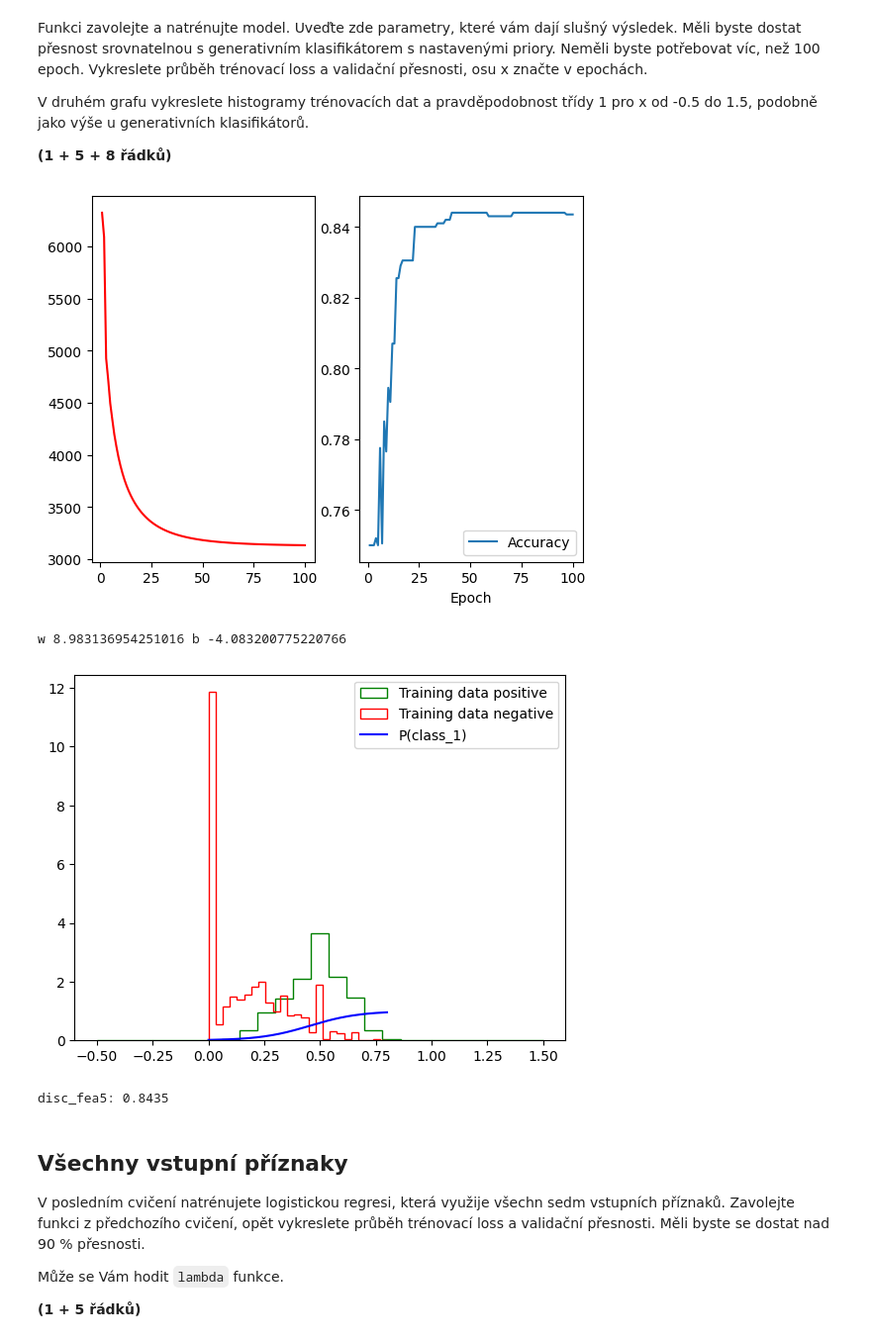
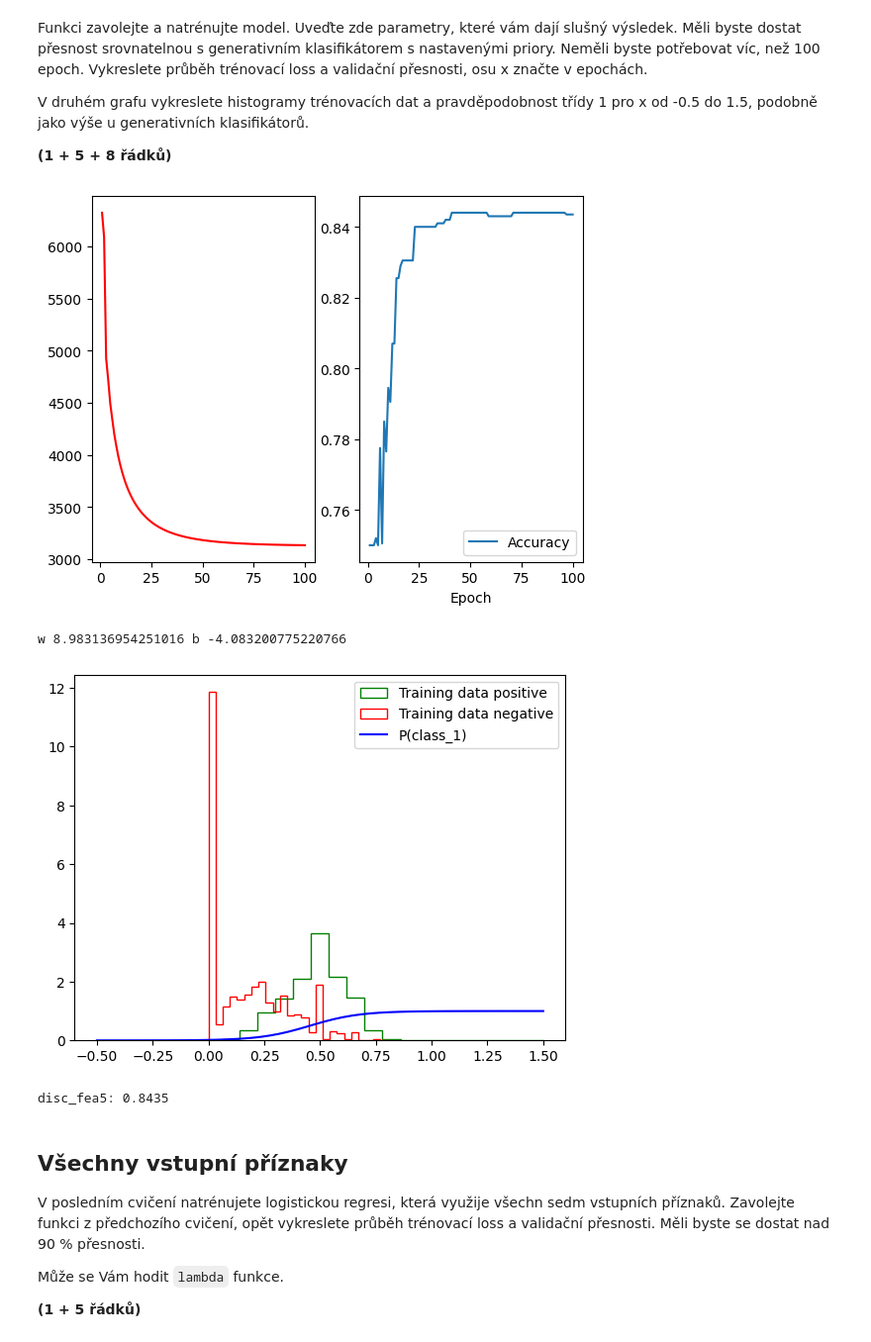
Before and after one commit to MichalPysik/SUI-projects, a Jupyter notebook: 2-classification/zadani.ipynb, the cells around one changed output. Shown at 99% size. Drawn from its saved outputs; the diff is of its cells as text; code cells hidden in the pictures.

```diff
--- a/2-classification/zadani.ipynb
+++ b/2-classification/zadani.ipynb
@@ -311,26 +313,26 @@ V druhém grafu vykreslete histogramy trénovacích dat a pravděpodobnost tří
 # %%
 disc_fea5, losses, accuracies = train_logistic_regression(100, 9, 1, FeatureCutter(FOI))
 
 _, axs = plt.subplots(1, 2)
 axs[0].plot(range(1,len(losses)+1), losses, label='Loss', color='r')
 axs[1].plot(range(1,len(accuracies)+1), accuracies, label='Accuracy')
 plt.xlabel("Epoch")
 plt.legend()
 plt.show()
 print('w', disc_fea5.w.item(), 'b', disc_fea5.b.item())
 
 plt.hist(train_dataset.pos[:, FOI], color='g', bins=25, label='Training data positive', histtype='step', density=True, range=[-0.5, 1.5])
 plt.hist(train_dataset.neg[:, FOI], color='r', bins=25, label='Training data negative', histtype='step', density=True)
-vxs = val_dataset.xs[:, FOI]
-orders = np.argsort(vxs)
-plt.plot(np.sort(vxs), disc_fea5.prob_class_1(val_dataset.xs[:, FOI][:, np.newaxis]).squeeze()[orders], c='b', label='P(class_1)')
+vxs = np.linspace(-0.5, 1.5, num=50) #val_dataset.xs[:, FOI] val_dataset.xs[:, FOI]
+#orders = np.argsort(vxs)
+plt.plot(vxs, disc_fea5.prob_class_1(vxs[:, np.newaxis]).squeeze(), c='b', label='P(class_1)')
 plt.legend()
 plt.show()
 print('disc_fea5:', evaluate(disc_fea5, val_dataset.xs[:, FOI][:, np.newaxis], val_dataset.targets))
 # %% [output]
 [figure]
 w 8.983136954251016 b -4.083200775220766
-[figure, old version]
+[figure, new version]
 disc_fea5: 0.8435
 # %% [markdown]
 ## Všechny vstupní příznaky
```
Also changed, not shown: parts of 2 cells of this notebook.
